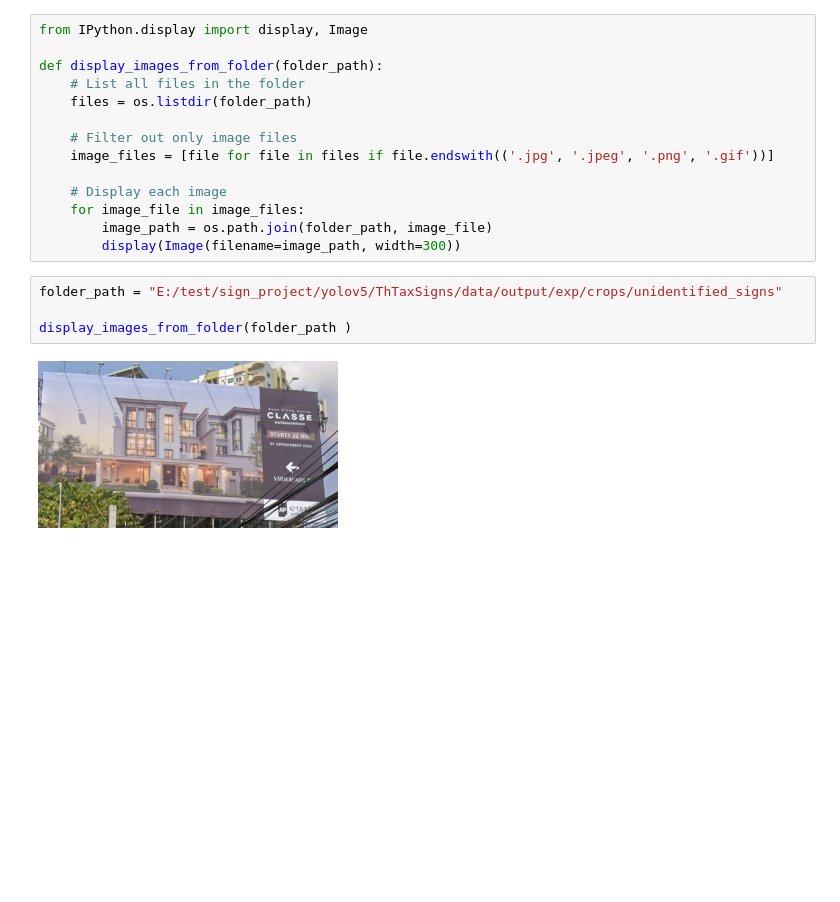
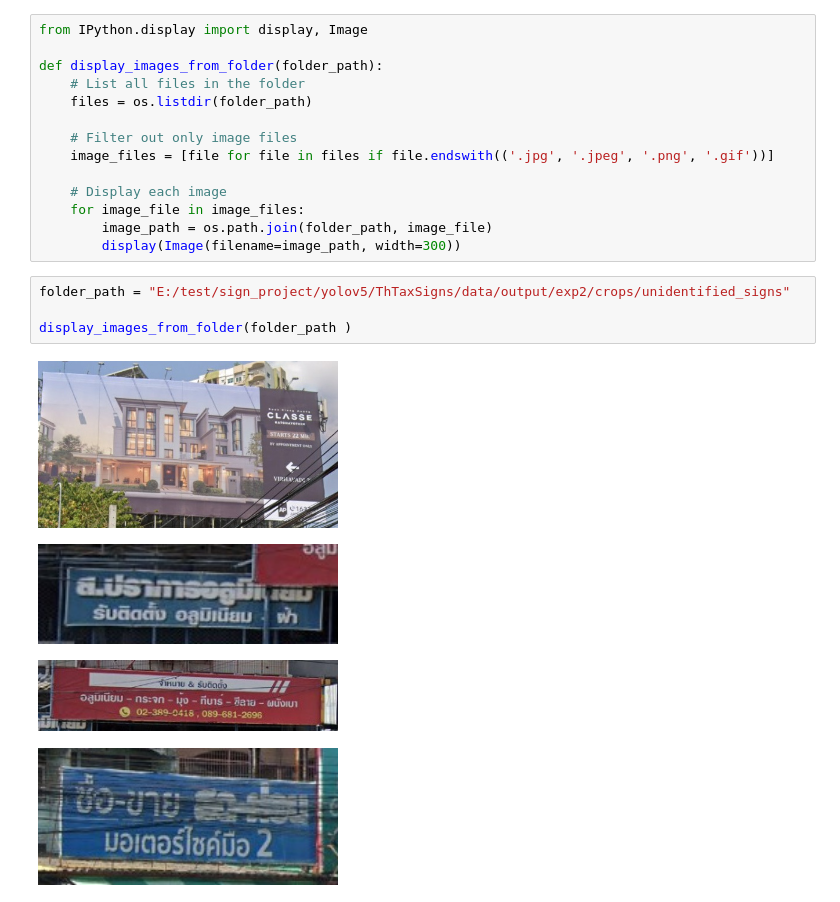
Before and after one commit to DreamPTK/yolov5, a Jupyter notebook: detect.ipynb, the cells around one changed output. Saved outputs shown, nothing was run; the diff lists cells and outputs as text; blank space fills up the shorter version.

```diff
--- a/detect.ipynb
+++ b/detect.ipynb
@@ -45,8 +53,11 @@ def display_images_from_folder(folder_path):
         image_path = os.path.join(folder_path, image_file)
         display(Image(filename=image_path, width=300))
 # %%
-folder_path = "E:/test/sign_project/yolov5/ThTaxSigns/data/output/exp/crops/unidentified_signs"
+folder_path = "E:/test/sign_project/yolov5/ThTaxSigns/data/output/exp2/crops/unidentified_signs"
 
 display_images_from_folder(folder_path )
 # %% [output]
 [figure]
+[figure, added]
+[figure, added]
+[figure, added]
```
Also changed, not shown: parts of 5 cells of this notebook.
